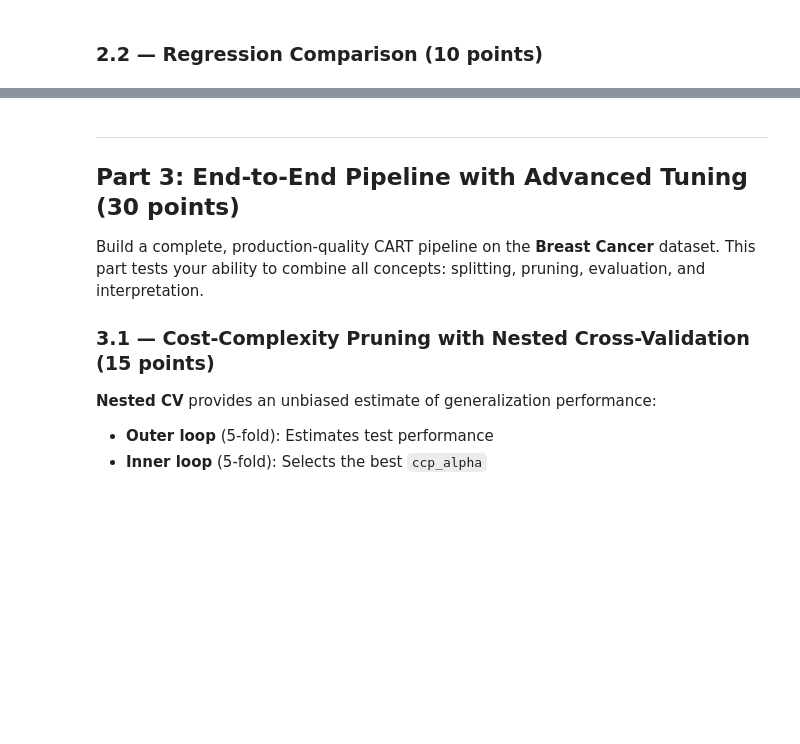
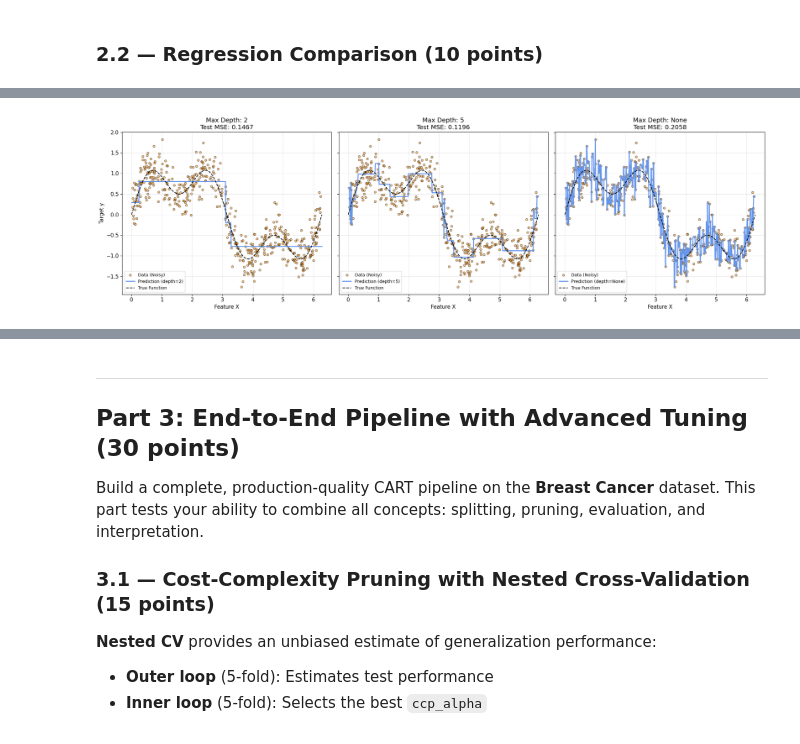
Before and after one commit to Shrxmy/25263CSDMachineLearning, a Jupyter notebook: [4] Group 8 - Module 4 - CART Lab Activity/CART_Lab_Activity.ipynb, the cells around one changed output, grey strips where cells are left out. Drawn from its saved outputs; the diff is of its cells as text; code cells hidden in the pictures; blank space fills up the shorter version.

```diff
--- a/[4] Group 8 - Module 4 - CART Lab Activity/CART_Lab_Activity.ipynb
+++ b/[4] Group 8 - Module 4 - CART Lab Activity/CART_Lab_Activity.ipynb
@@ -575,12 +717,50 @@ pass
 # %%
-# TODO 2.2b — Visualize regression predictions on the Sine dataset (5 points)
-# Create a 1x3 subplot figure showing predictions for depths [2, 5, None]:
-# - Scatter plot of true data points
-# - Step-function prediction line (evaluate on a fine grid of 500 points)
-# - True function overlaid (y = sin(x) + 0.5*sin(3x))
-# - Include MSE (test) in each subplot title
+# 1. Prepare the fine grid for the prediction line
+X_grid = np.linspace(0, 2*np.pi, 500).reshape(-1, 1)
+y_true_func = np.sin(X_grid.ravel()) + 0.5 * np.sin(3 * X_grid.ravel())
 
-pass
+# 2. Split data as done in previous tasks
+X_train, X_test, y_train, y_test = train_test_split(
+    X_sin, y_sin, test_size=0.25, random_state=42
+)
+
+# 3. Create a 1x3 subplot figure
+fig, axes = plt.subplots(1, 3, figsize=(20, 6), sharey=True)
+depths_to_plot = [2, 5, None]
+
+for i, d in enumerate(depths_to_plot):
+    # Fit the model
+    reg = DecisionTreeRegressor(max_depth=d, random_state=42)
+    reg.fit(X_train, y_train)
+
+    # Calculate Test MSE for the title
+    y_test_pred = reg.predict(X_test)
+    mse_test = mean_squared_error(y_test, y_test_pred)
+
+    # Generate predictions on the fine grid
+    y_grid_pred = reg.predict(X_grid)
+
+    # Plotting
+    ax = axes[i]
+    # - Scatter plot of true noisy data points
+    ax.scatter(X_sin, y_sin, s=20, edgecolor="black", c="darkorange", label="Data (Noisy)", alpha=0.5)
+
+    # - Step-function prediction line
+    ax.plot(X_grid, y_grid_pred, color="cornflowerblue", label=f"Prediction (depth={d})", linewidth=2)
+
+    # - True underlying function
+    ax.plot(X_grid, y_true_func, color="black", linestyle="--", label="True Function", linewidth=1.5)
+
+    ax.set_xlabel("Feature X")
+    if i == 0: ax.set_ylabel("Target y")
+    ax.set_title(f"Max Depth: {d}\nTest MSE: {mse_test:.4f}")
+    ax.legend(loc="lower left", fontsize='small')
+    ax.grid(True, alpha=0.3)
+
+plt.tight_layout()
+plt.show()
+# %% [output]
+[figure, added]
 # %% [markdown]
 **Discussion Q3 (2.2):** Explain why a regression tree's predictions look like a "step function." What is the fundamental limitation this reveals about CART for regression? How do ensemble methods address it?
 
```
Also changed, not shown: parts of 7 cells of this notebook.
